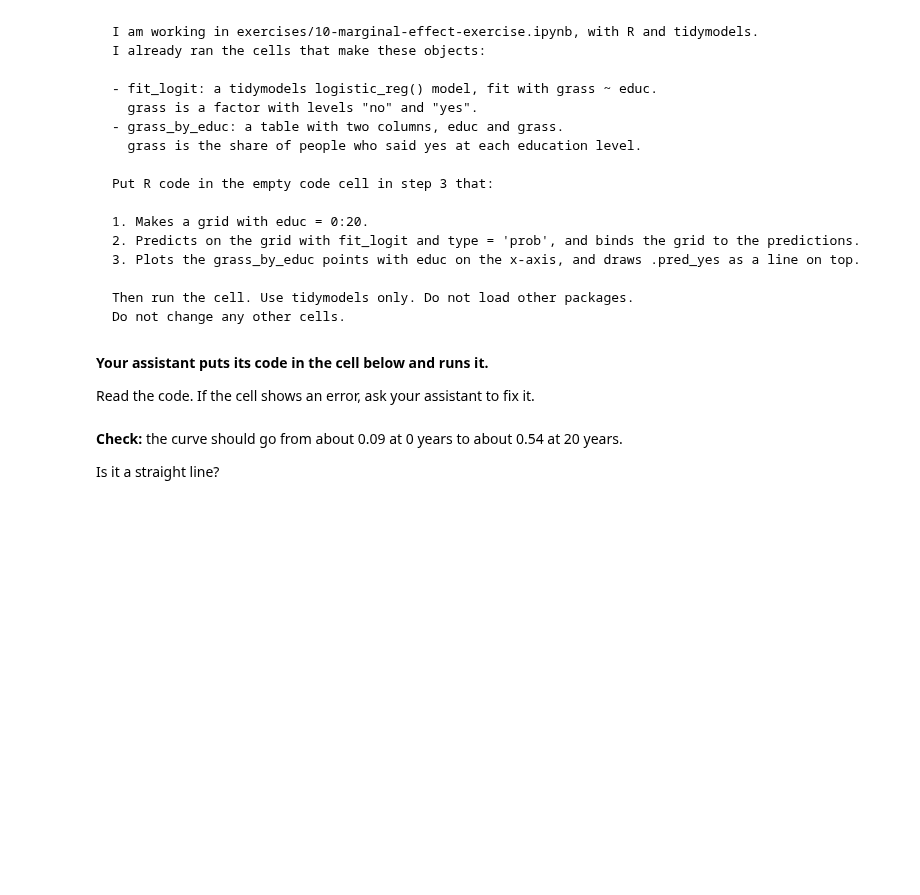
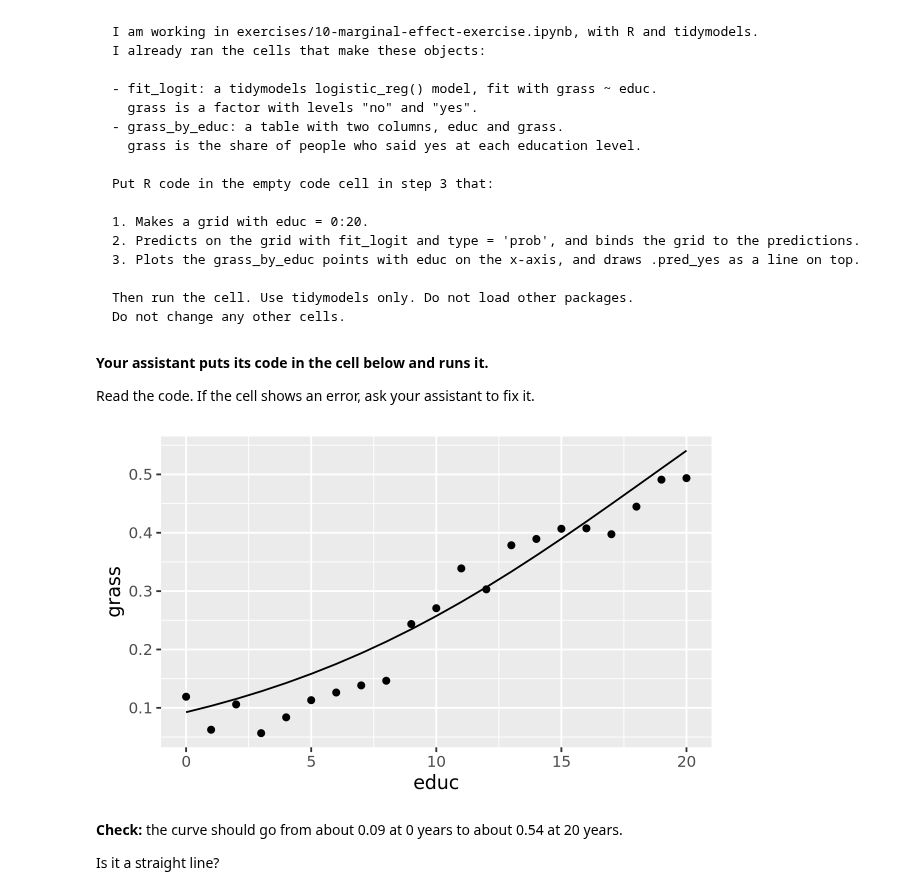
Before and after one commit to sophiaemcreynolds/codespace_9.30_512, a Jupyter notebook: exercises/10-marginal-effect-exercise.ipynb, the cells around one changed output. Drawn from its saved outputs; the diff is of its cells as text; code cells hidden in the pictures; blank space fills up the shorter version.

```diff
--- a/exercises/10-marginal-effect-exercise.ipynb
+++ b/exercises/10-marginal-effect-exercise.ipynb
@@ -89,6 +116,18 @@ Do not change any other cells.
 **Your assistant puts its code in the cell below and runs it.**
 
 Read the code. If the cell shows an error, ask your assistant to fix it.
+# %%
+grid <- tibble(educ = 0:20)
+
+preds <- predict(fit_logit, new_data = grid, type = 'prob') |>
+    bind_cols(grid)
+
+grass_by_educ |>
+    ggplot(aes(x = educ)) +
+    geom_point(aes(y = grass)) +
+    geom_line(aes(y = .pred_yes), data = preds)
+# %% [output]
+[figure, added]
 # %% [markdown]
 **Check:** the curve should go from about 0.09 at 0 years to about 0.54 at 20 years.
 
```
Also changed, not shown: parts of 5 cells of this notebook.
